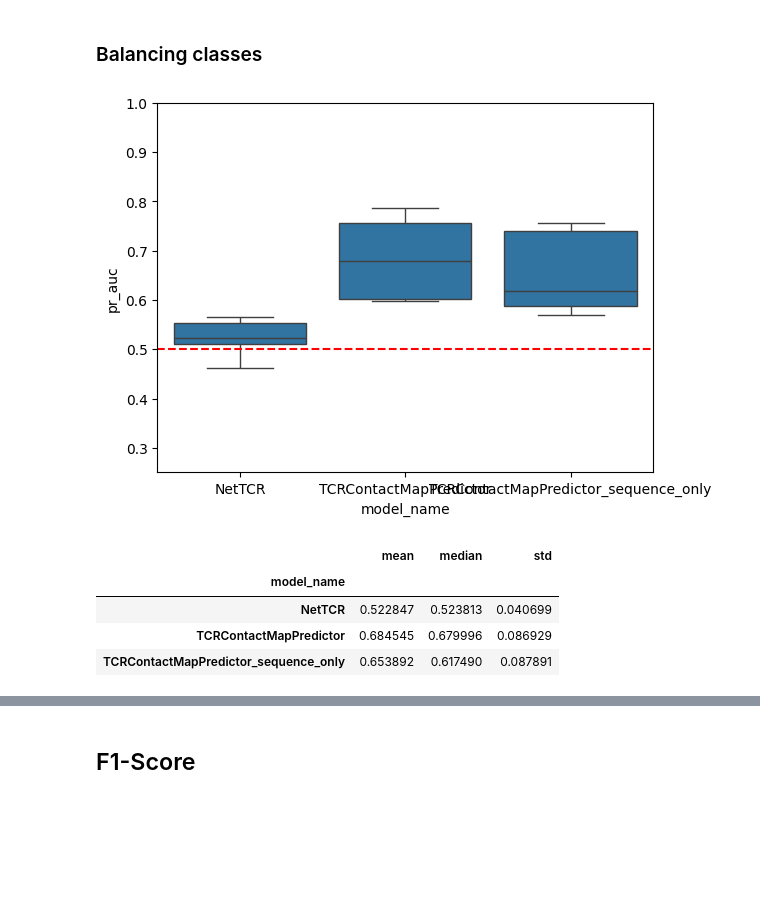
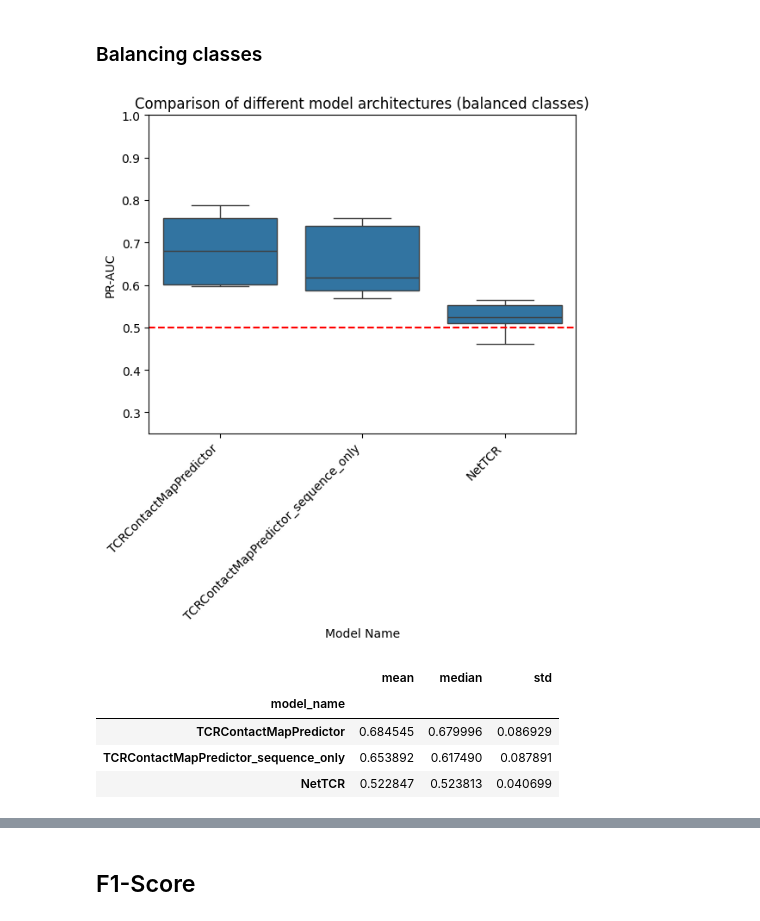
Before and after one commit to benjiemc/tcr-antigen-prediction, a Jupyter notebook: notebooks/benchmark_model_performance.ipynb, the cells around one changed output, grey strips where cells are left out. Drawn from its saved outputs; the diff is of its cells as text; code cells hidden in the pictures; blank space fills up the shorter version.

```diff
--- a/notebooks/benchmark_model_performance.ipynb
+++ b/notebooks/benchmark_model_performance.ipynb
@@ -221,11 +236,14 @@ KruskalResult(statistic=10.220000000000006, pvalue=0.006036082923599548)
 # %%
 model_groups = roc_results.groupby('model_name')
+model_group_names = sorted(model_groups.groups.keys(), key=lambda name: (-ord(name[0]), name, len(name)))
 
 fig, axes = plt.subplots(1, len(model_groups), figsize=(12, 6))
 
 fig.suptitle('ROC Curves', fontsize=20)
 
-for i, (model_name, model_group) in enumerate(model_groups):
+for i, model_name in enumerate(model_group_names):
+    model_group = model_groups.get_group(model_name)
+
     for fold, fold_group in model_group.groupby('fold'):
         roc_auc = fold_group['roc_auc'].to_numpy()[0]
         group = fold_group.explode(['tpr', 'fpr'])
@@ -258,12 +276,15 @@ for model_name, model_group in model_groups:
         tpr_interp[model_name][fold] = np.interp(fpr_interp, group['fpr'].apply(float), group['tpr'].apply(float))
 # %%
 model_groups = roc_results.groupby('model_name')
+model_group_names = sorted(model_groups.groups.keys(), key=model_name_sort_key)
 
 fig, axes = plt.subplots(1, len(model_groups), figsize=(12, 6))
 
 fig.suptitle('ROC Curves (Interpolated)', fontsize=20)
 
-for i, (model_name, model_group) in enumerate(model_groups):
+for i, model_name in enumerate(model_group_names):
+    model_group = model_groups.get_group(model_name)
+
     for fold, fold_group in model_group.groupby('fold'):
         roc_auc = fold_group['roc_auc'].to_numpy()[0]
 
@@ -283,7 +304,10 @@ for i, (model_name, model_group) in enumerate(model_groups):
 # %%
-plt.title('ROC Curves (Averaged)', fontsize=20)
+model_groups = roc_results.groupby('model_name')
+model_group_names = sorted(model_groups.groups.keys(), key=model_name_sort_key)
 
-for model_name, _ in roc_results.groupby('model_name'):
+for model_name in model_group_names:
+    model_group = model_groups.get_group(model_name)
+
     tpr_mean = np.mean(np.array(list(tpr_interp[model_name].values())).T, axis=1)
     tpr_std = np.std(np.array(list(tpr_interp[model_name].values())).T, axis=1)
 
@@ -292,6 +316,7 @@ for model_name, _ in roc_results.groupby('model_name'):
     plt.plot(fpr_interp, tpr_mean, label=f'{model_name} ROC-AUC: {roc_auc: .2f}')
     plt.fill_between(fpr_interp, tpr_mean - tpr_std, tpr_mean + tpr_std, alpha=0.2)
 
+plt.title('ROC Curves (Averaged)', fontsize=20)
 plt.plot([0, 1], [0, 1], 'r--')
 plt.xlabel(r'False positive rate ($\frac{FP}{FP + TN}$)')
 plt.ylabel(r'True positive rate ($\frac{TP}{TP + FN}$)')
@@ -356,11 +387,14 @@ KruskalResult(statistic=9.620000000000005, pvalue=0.008147859697679966)
 # %%
 model_groups = pr_results.groupby('model_name')
+model_group_names = sorted(model_groups.groups.keys(), key=model_name_sort_key)
 
 fig, axes = plt.subplots(1, len(model_groups), figsize=(12, 6))
 
 fig.suptitle('Precision-Recall Curves', fontsize=20)
 
-for i, (model_name, model_group) in enumerate(model_groups):
+for i, model_name in enumerate(model_group_names):
+    model_group = model_groups.get_group(model_name)
+
     for fold, fold_group in model_group.groupby('fold'):
         pr_auc = fold_group['pr_auc'].to_numpy()[0]
         group = fold_group.explode(['recall', 'precision'])
@@ -488,20 +527,30 @@ pr_results_balanced['pr_auc'] = pr_results_balanced.apply(
     lambda row: metrics.auc(row['recall'], row['precision']), axis=1
 )
 # %%
-sns.boxplot(pr_results_balanced, x='model_name', y='pr_auc')
+sns.boxplot(
+    pr_results_balanced,
+    x='model_name',
+    y='pr_auc',
+    order=sorted(pr_results_balanced['model_name'].unique(), key=model_name_sort_key),
+)
 plt.axhline(0.5, color='r', linestyle='dashed')
 
+plt.title('Comparison of different model architectures (balanced classes)')
+plt.xlabel('Model Name')
+plt.ylabel('PR-AUC')
+plt.xticks(rotation=45, ha='right')
 plt.ylim([0.25, 1.0])
-
 plt.show()
 
-pr_results_balanced.groupby('model_name')['pr_auc'].agg(['mean', 'median', 'std'])
+pr_results_balanced_agg = pr_results_balanced.groupby('model_name')['pr_auc'].agg(['mean', 'median', 'std'])
+pr_results_balanced_agg = pr_results_balanced_agg.loc[sorted(pr_results_balanced_agg.index, key=model_name_sort_key)]
+pr_results_balanced_agg
 # %% [output]
-[figure, old version]
+[figure, new version]
 |  | mean | median | std |
 | model_name |  |  |  |
-| NetTCR | 0.522847 | 0.523813 | 0.040699 |
 | TCRContactMapPredictor | 0.684545 | 0.679996 | 0.086929 |
 | TCRContactMapPredictor_sequence_only | 0.653892 | 0.617490 | 0.087891 |
+| NetTCR | 0.522847 | 0.523813 | 0.040699 |
 # %%
 groups = list(pr_results_balanced.groupby('model_name')['pr_auc'])
```
Also changed, not shown: parts of 28 cells of this notebook.
